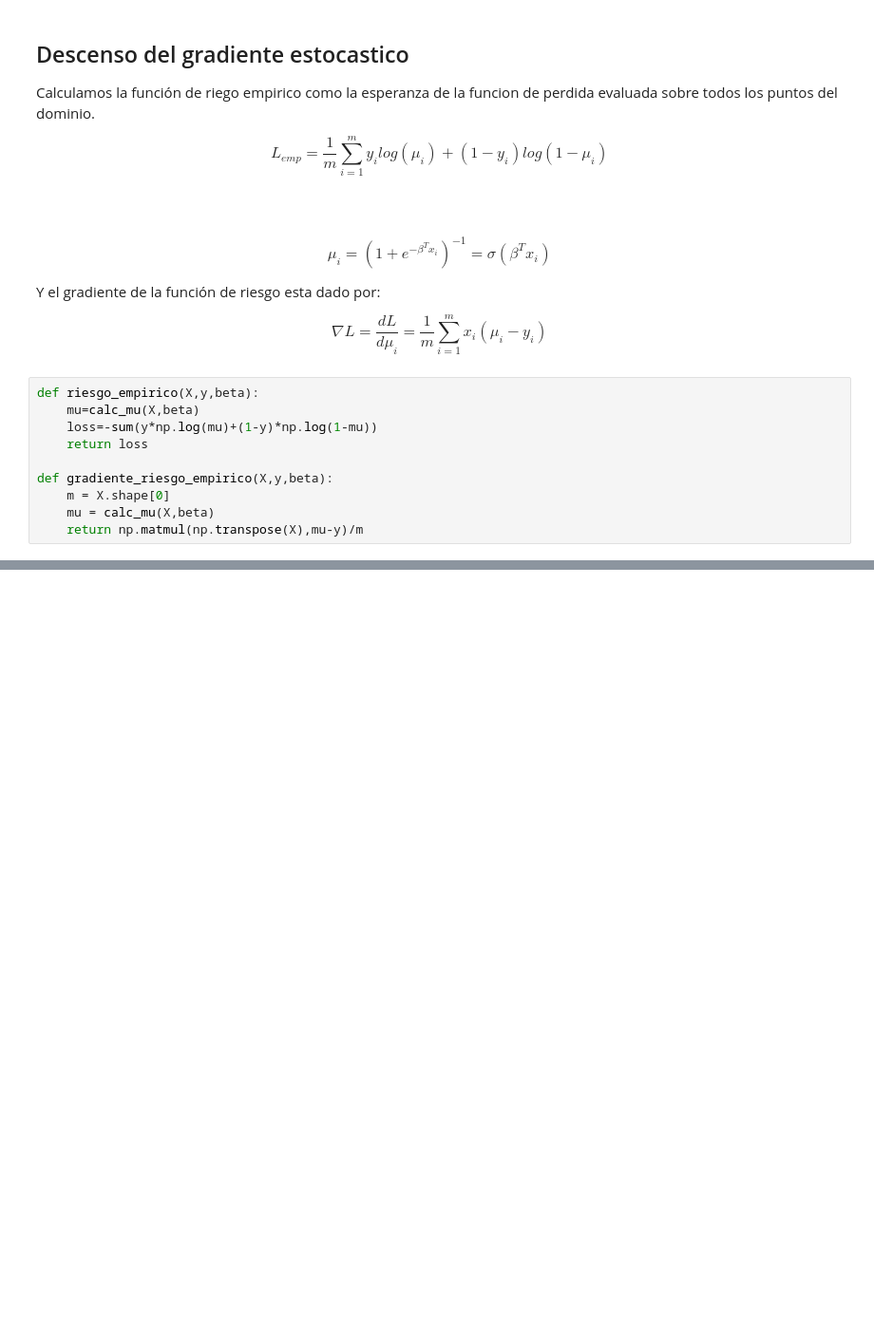
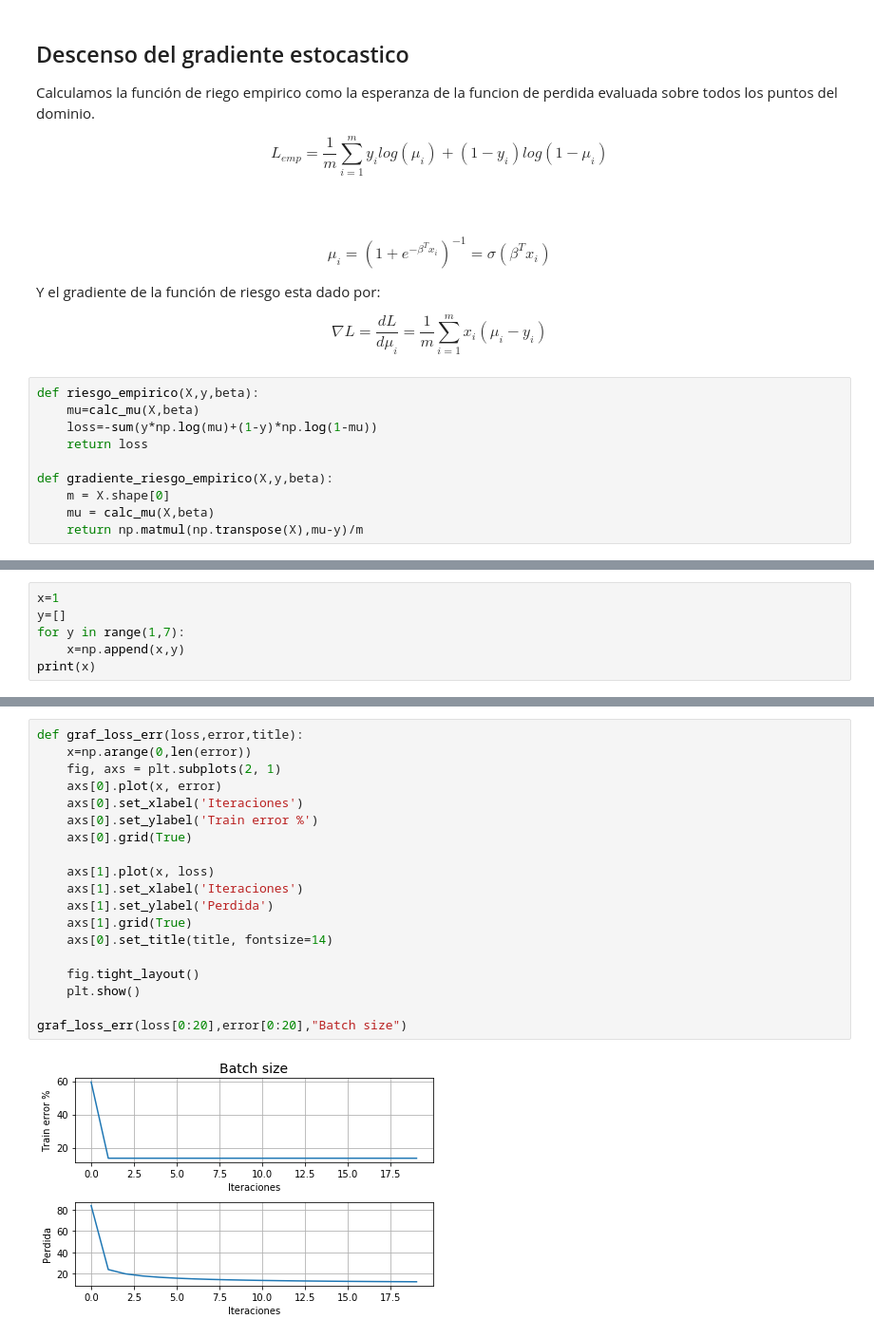
Before and after one commit to C1587S/MNO_numericalOptimization, a Jupyter notebook: notebooks/notebook_implementacion.ipynb, the cells around one changed output, grey strips where cells are left out. Shown at 95% size. Saved outputs shown, nothing was run; the diff lists cells and outputs as text; blank space fills up the shorter version.

```diff
--- a/notebooks/notebook_implementacion.ipynb
+++ b/notebooks/notebook_implementacion.ipynb
@@ -789,0 +802,6 @@ def SGD(X,y,batch_size,verbose_n=100,max_iter=10**5):
+# %%
+x=1
+y=[]
+for y in range(1,7):
+    x=np.append(x,y)
+print(x)
@@ -821,0 +848,21 @@ loss:13.55, epoca:1, iter:100000
+# %%
+def graf_loss_err(loss,error,title):
+    x=np.arange(0,len(error))
+    fig, axs = plt.subplots(2, 1)
+    axs[0].plot(x, error)
+    axs[0].set_xlabel('Iteraciones')
+    axs[0].set_ylabel('Train error %')
+    axs[0].grid(True)
+
+    axs[1].plot(x, loss)
+    axs[1].set_xlabel('Iteraciones')
+    axs[1].set_ylabel('Perdida')
+    axs[1].grid(True)
+    axs[0].set_title(title, fontsize=14)
+
+    fig.tight_layout()
+    plt.show()
+
+graf_loss_err(loss[0:20],error[0:20],"Batch size")
+# %% [output]
+[figure, added]
```
Also changed, not shown: parts of 5 cells of this notebook.
